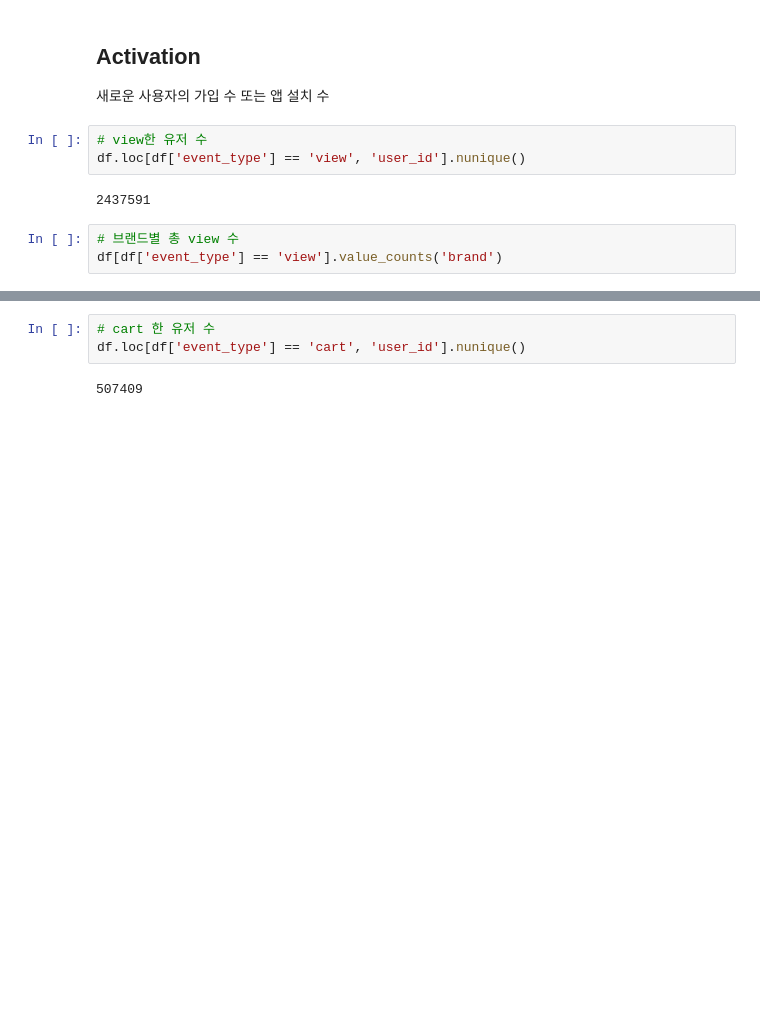
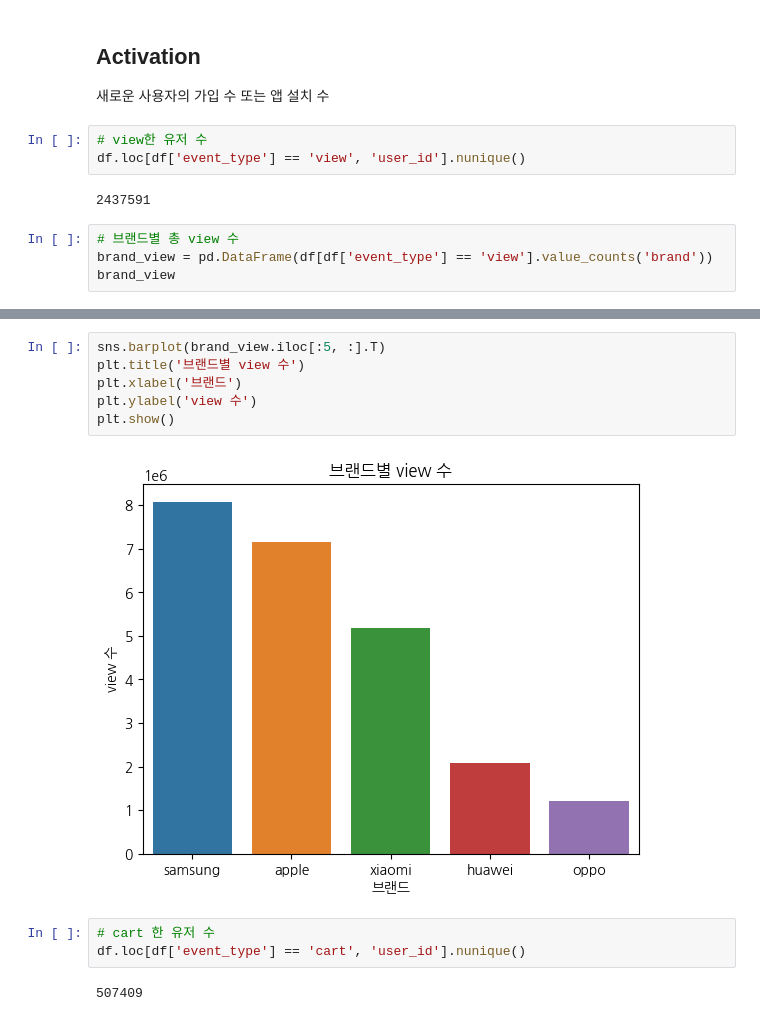
Before and after one commit to joo-none/AI-School-8, a Jupyter notebook: mini_project_3_smartphone_AARRR.ipynb, the cells around one changed output, grey strips where cells are left out. Drawn from its saved outputs; the diff is of its cells as text; blank space fills up the shorter version.

```diff
--- a/mini_project_3_smartphone_AARRR.ipynb
+++ b/mini_project_3_smartphone_AARRR.ipynb
@@ -80,5 +96,6 @@ df.loc[df['event_type'] == 'view', 'user_id'].nunique()
 2437591
 # %%
 # 브랜드별 총 view 수
-df[df['event_type'] == 'view'].value_counts('brand')
+brand_view = pd.DataFrame(df[df['event_type'] == 'view'].value_counts('brand'))
+brand_view
 # %% [output]
@@ -102,3 +120,11 @@ dtype: int64
+# %%
+sns.barplot(brand_view.iloc[:5, :].T)
+plt.title('브랜드별 view 수')
+plt.xlabel('브랜드')
+plt.ylabel('view 수')
+plt.show()
+# %% [output]
+[figure, added]
 # %%
 # cart 한 유저 수
 df.loc[df['event_type'] == 'cart', 'user_id'].nunique()
```
Also changed, not shown: parts of 37 cells of this notebook.
